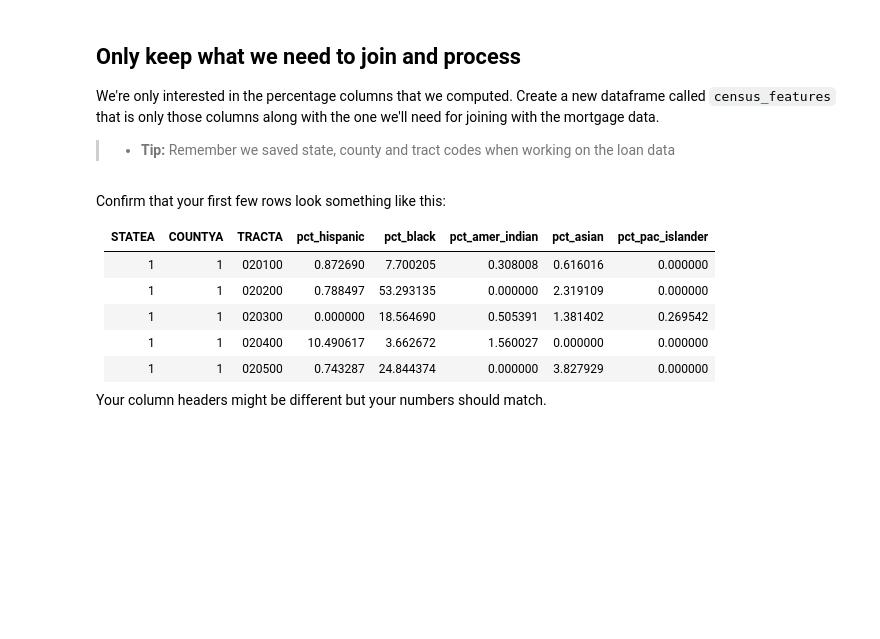
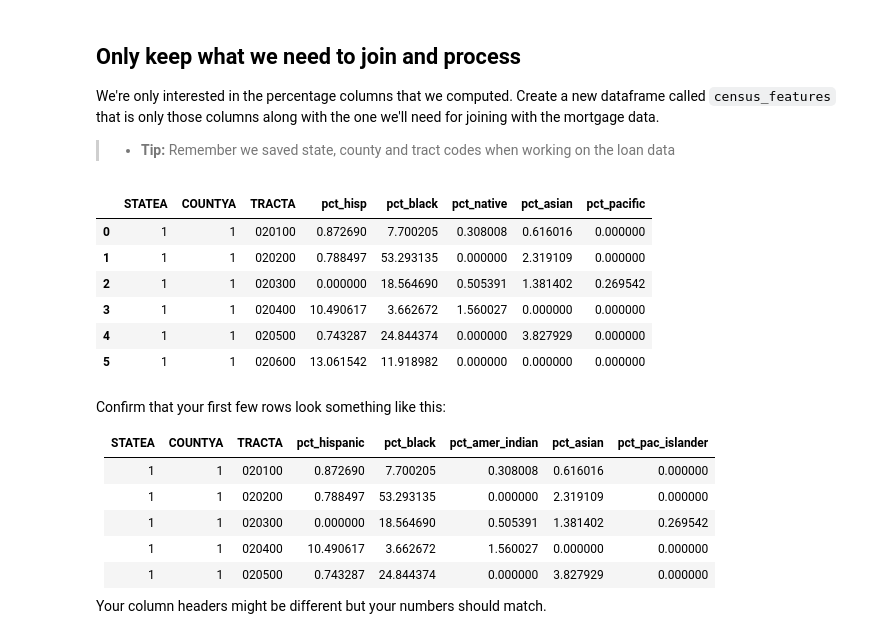
Before and after one commit to fr48/algo-hw, a Jupyter notebook: Reveal Mortgage Analysis - Logistic Regression.ipynb, the cells around one changed output. Saved outputs shown, nothing was run; the diff lists cells and outputs as text; code cells hidden in the pictures; blank space fills up the shorter version.

```diff
--- a/Reveal Mortgage Analysis - Logistic Regression.ipynb
+++ b/Reveal Mortgage Analysis - Logistic Regression.ipynb
@@ -486,6 +577,17 @@ Notice that we don't include percent white - **because all of the other columns
 We're only interested in the percentage columns that we computed. Create a new dataframe called `census_features` that is only those columns along with the one we'll need for joining with the mortgage data.
 
 > * **Tip:** Remember we saved state, county and tract codes when working on the loan data
+# %%
+census_features=census[['STATEA','COUNTYA','TRACTA','pct_hisp','pct_black','pct_native','pct_asian','pct_pacific']]
+census_features.head(6)
+# %% [output]
+|  | STATEA | COUNTYA | TRACTA | pct_hisp | pct_black | pct_native | pct_asian | pct_pacific |
+| 0 | 1 | 1 | 020100 | 0.872690 | 7.700205 | 0.308008 | 0.616016 | 0.000000 |
+| 1 | 1 | 1 | 020200 | 0.788497 | 53.293135 | 0.000000 | 2.319109 | 0.000000 |
+| 2 | 1 | 1 | 020300 | 0.000000 | 18.564690 | 0.505391 | 1.381402 | 0.269542 |
+| 3 | 1 | 1 | 020400 | 10.490617 | 3.662672 | 1.560027 | 0.000000 | 0.000000 |
+| 4 | 1 | 1 | 020500 | 0.743287 | 24.844374 | 0.000000 | 3.827929 | 0.000000 |
+| 5 | 1 | 1 | 020600 | 13.061542 | 11.918982 | 0.000000 | 0.000000 | 0.000000 |
 # %% [markdown]
 Confirm that your first few rows look something like this:
 
```
Also changed, not shown: parts of 40 cells of this notebook, 2 other files.
